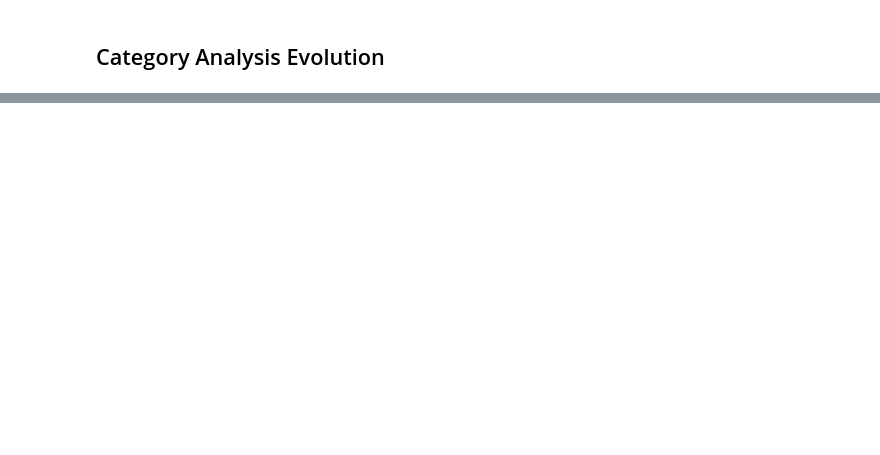
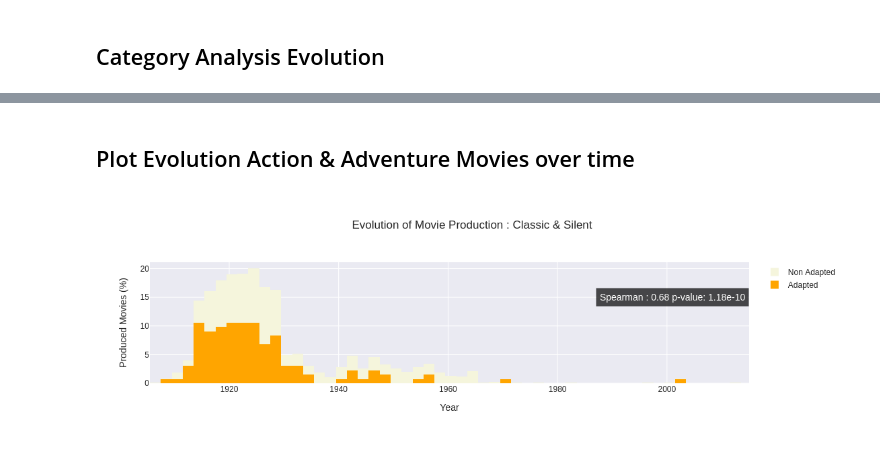
Before and after one commit to epfl-ada/ada-2024-project-padamalgame, a Jupyter notebook: src/evolution_category_analysis.ipynb, the cells around one changed output, grey strips where cells are left out. Drawn from its saved outputs; the diff is of its cells as text; code cells hidden in the pictures; blank space fills up the shorter version.

```diff
--- a/src/evolution_category_analysis.ipynb
+++ b/src/evolution_category_analysis.ipynb
@@ -52,0 +76,49 @@ for category in genre_categories:
+# %% [markdown]
+## Plot Evolution Action & Adventure Movies over time
+# %%
+def compute_spearman_corr(df_adapted, df_non_adapted, category):
+    cat_adapted_df = pd.DataFrame(df_adapted[category].value_counts())
+    cat_non_adapted_df = pd.DataFrame(df_non_adapted[category].value_counts())
+    cat_adapted_df.columns = ['AdaptedCount']
+    cat_non_adapted_df.columns = ['NonAdaptedCount']
+    merged = pd.merge(cat_adapted_df, cat_non_adapted_df, left_index=True, right_index=True, how='outer').fillna(0)
+    res = stats.spearmanr(merged['AdaptedCount'], merged['NonAdaptedCount'])
+    return res
+# %%
+def create_evolution_plot(df_adapted, df_non_adapted, category, y_pos=15):
+    fig = go.Figure()
+    fig.add_trace(go.Histogram(x=df_adapted[category],
+                           histnorm='percent',
+                           name='Adapted',
+                           marker=dict(color='orange')),  )
+    fig.add_trace(go.Histogram(x=df_non_adapted[category],
+                           histnorm='percent',
+                           name='Non Adapted',
+                           marker=dict(color='beige')))
+
+    res = compute_spearman_corr(df_adapted, df_non_adapted, category)
+
+    fig.add_annotation(
+        x=2001,
+        y=y_pos,
+        text=f'Spearman : {res[0]:.2f} p-value: {res[1]:.2e}',
+        showarrow=False,
+        font=dict(size=14, color="white"),
+        align="center",
+        bgcolor="rgba(0, 0, 0, 0.7)",
+        borderpad=4
+    )
+
+
+    fig.update_layout(barmode='stack',
+                title=f"Evolution of Movie Production : {category}",
+                xaxis_title="Year",
+                yaxis_title="Produced Movies (%)",
+                template="seaborn",
+                showlegend=True)
+
+    fig.show()
+# %%
+create_evolution_plot(evolution_adapt, evolution_non_adapt, 'Classic & Silent')
+# %% [output]
+[figure, added]
```
Also changed, not shown: parts of 13 cells of this notebook, 1 other file.
